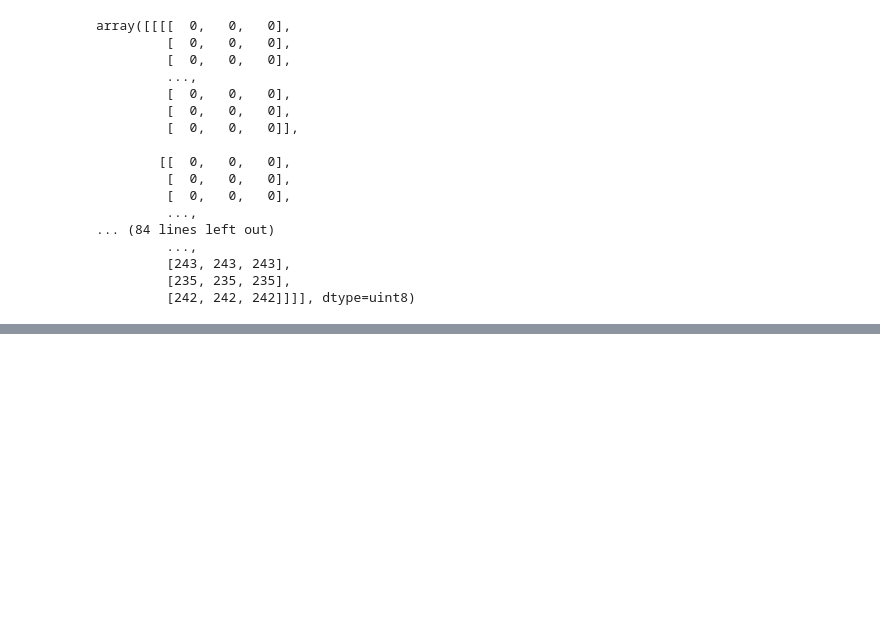
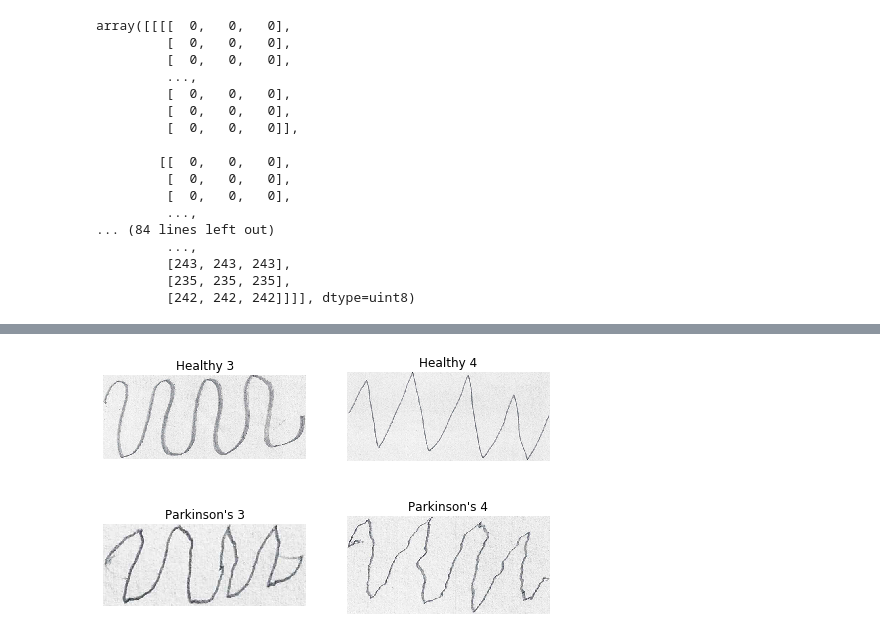
Before and after one commit to gina-santana/Parkinsons_image_classification, a Jupyter notebook: notebooks/acquisition_eda.ipynb, the cells around one changed output, grey strips where cells are left out. Drawn from its saved outputs; the diff is of its cells as text; code cells hidden in the pictures; blank space fills up the shorter version.

```diff
--- a/notebooks/acquisition_eda.ipynb
+++ b/notebooks/acquisition_eda.ipynb
@@ -171,0 +176,22 @@ plt.savefig('Raw_images.png');
+# %%
+fig, ax = plt.subplots(2,2, figsize=(8,5))
+TL2 = io.imread('../data/wave/training/healthy/V03HO03.png')
+TR2 = io.imread('../data/wave/training/healthy/V08HO03.png')
+BL2 = io.imread('../data/wave/training/parkinson/V05PO03.png')
+BR2 = io.imread('../data/wave/training/parkinson/V03PO05.png')
+
+ax[0,0].imshow(TL2) # top left 2
+ax[0,0].set_title('Healthy 3')
+ax[0,0].axis('off')
+ax[0,1].imshow(TR2)# top right 2
+ax[0,1].set_title('Healthy 4')
+ax[0,1].axis('off')
+ax[1,0].imshow(BL2)# bottom left 2
+ax[1,0].set_title("Parkinson's 3")
+ax[1,0].axis('off')
+ax[1,1].imshow(BR2) # bottom right 2
+ax[1,1].set_title("Parkinson's 4")
+ax[1,1].axis('off')
+plt.savefig('Raw_images2.png');
+# %% [output]
+[figure, added]
```
Also changed, not shown: parts of 1 cell of this notebook.
